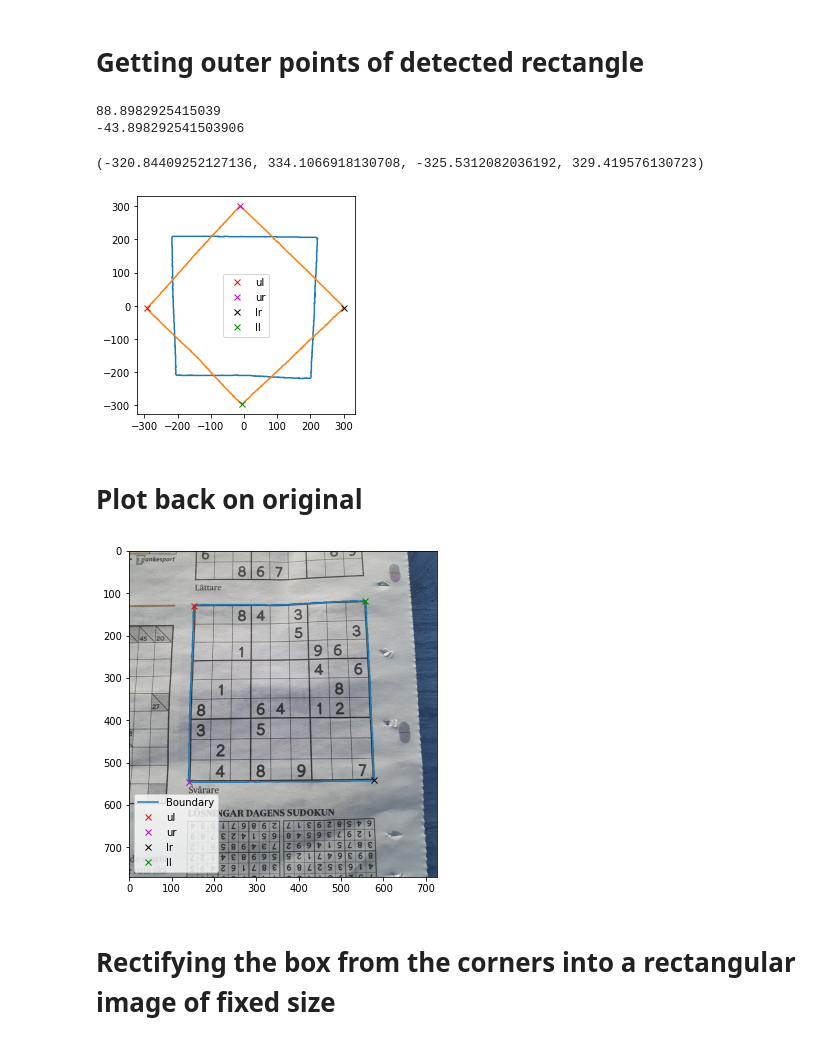
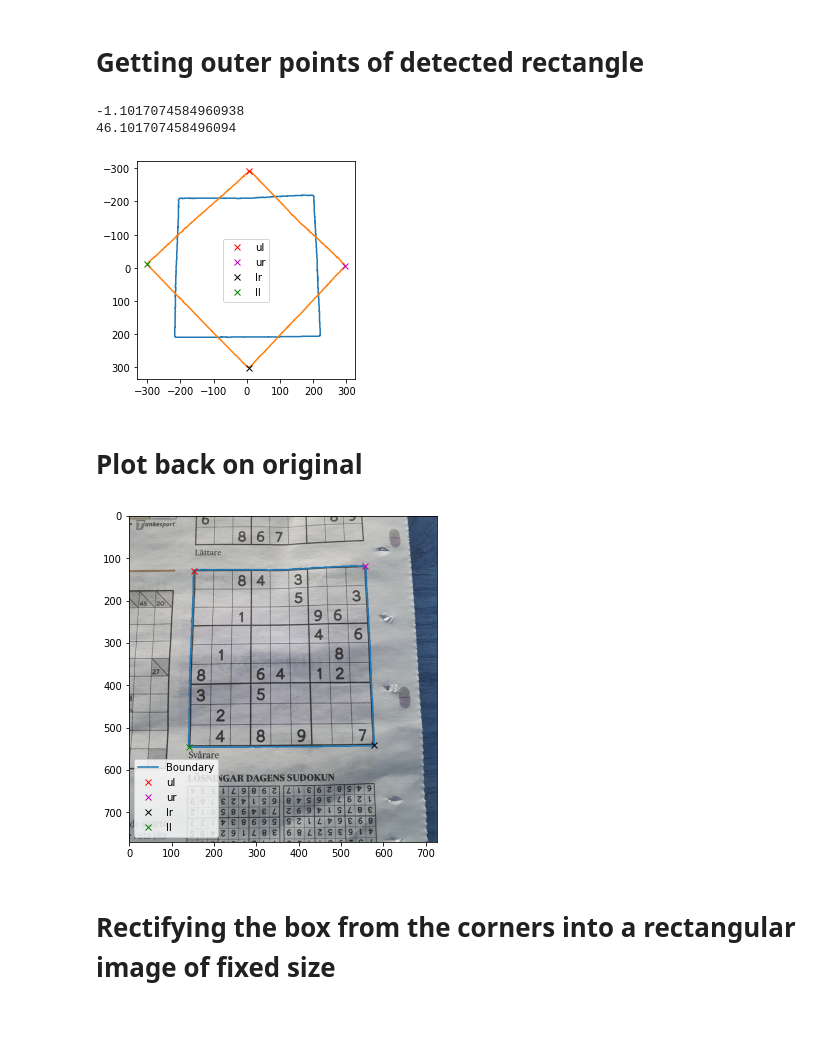
Before and after one commit to emanuelen5/sudoku-solver, a Jupyter notebook: hough.ipynb, the cells around one changed output. Cells and saved outputs as stored; diff of their text form; code cells hidden in the pictures.

```diff
--- a/hough.ipynb
+++ b/hough.ipynb
@@ -96,41 +96,41 @@ plt.imshow(img2)
 # %%
 import math
 contour1 = contour.reshape(contour.shape[0], 2)
 
 M = cv2.moments(contour)
 cX = int(M["m10"] / M["m00"])
 cY = int(M["m01"] / M["m00"])
 center = np.array([[cX, cY]])
 contour1 = contour1 - center
 plt.plot(contour1[:, 0], contour1[:, 1])
 
-angle = rect[2]
+angle = (rect[2] + 45) % 45 - 45
 print(angle)
 angle = 45 - angle
 print(angle)
 contour1 = contour1 @ np.array([
     [math.cos(math.radians(angle)), math.sin(math.radians(angle))],
     [-math.sin(math.radians(angle)), math.cos(math.radians(angle))]
 ])
 plt.plot(contour1[:, 0], contour1[:, 1])
 
-i_ul = np.argmin(contour1[:, 0])
-i_lr = np.argmax(contour1[:, 0])
-i_ll = np.argmin(contour1[:, 1])
-i_ur = np.argmax(contour1[:, 1])
+i_ll = np.argmin(contour1[:, 0])
+i_ur = np.argmax(contour1[:, 0])
+i_ul = np.argmin(contour1[:, 1])
+i_lr = np.argmax(contour1[:, 1])
 
 plt.plot(*contour1[i_ul], 'rx', label="ul")
 plt.plot(*contour1[i_ur], 'mx', label="ur")
 plt.plot(*contour1[i_lr], 'kx', label="lr")
 plt.plot(*contour1[i_ll], 'gx', label="ll")
 plt.legend()
 ax = plt.gca()
 ax.axis("square")
+ax.invert_yaxis()
 # %% [output]
-88.8982925415039
--43.898292541503906
+-1.1017074584960938
+46.101707458496094
-(-320.84409252127136, 334.1066918130708, -325.5312082036192, 329.419576130723)
-[figure, old version]
+[figure, new version]
 # %% [markdown]
 # Plot back on original
 # %%
@@ -147,7 +147,7 @@ plt.legend()
 
 pts1 = np.array([contour[i_ul, 0], contour[i_ur, 0], contour[i_lr, 0], contour[i_ll, 0]], dtype=np.float32)
 # %% [output]
-[figure, old version]
+[figure, new version]
 # %% [markdown]
 # Rectifying the box from the corners into a rectangular image of fixed size
 # %%
```
Also changed, not shown: parts of 1 cell of this notebook.
